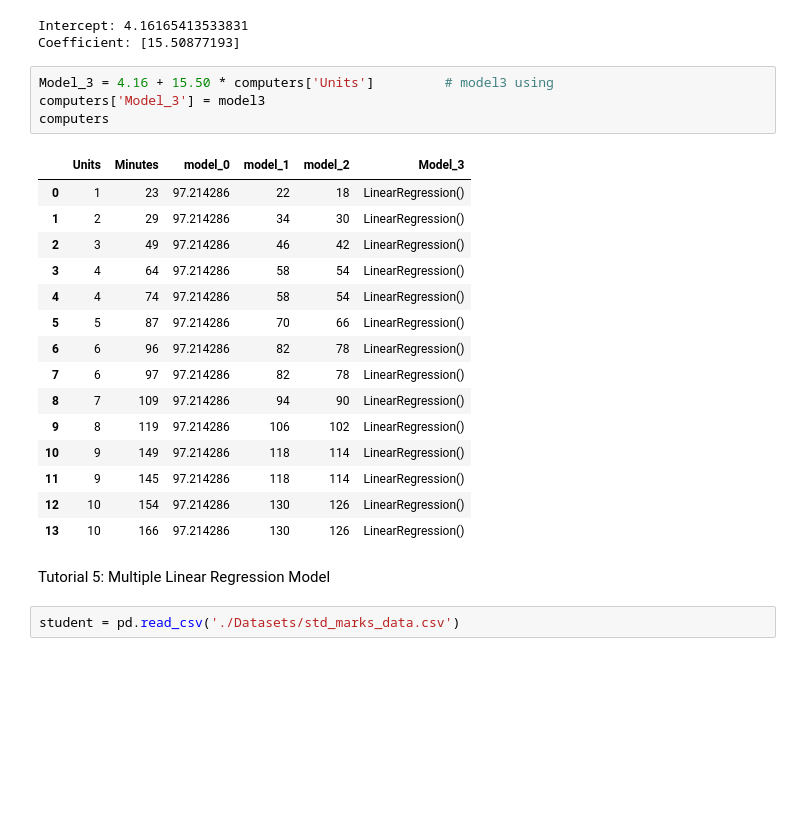
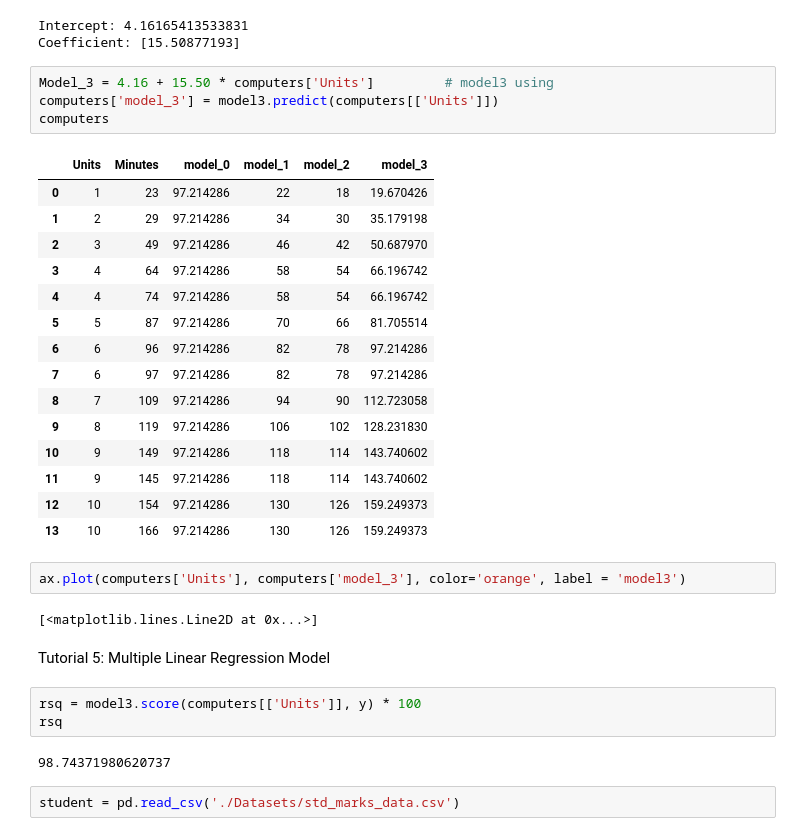
Before and after one commit to ydv-prince/ML-Practicals, a Jupyter notebook: submission2.ipynb, the cells around one changed output. Saved outputs shown, nothing was run; the diff lists cells and outputs as text; blank space fills up the shorter version.

```diff
--- a/submission2.ipynb
+++ b/submission2.ipynb
@@ -155,26 +171,35 @@ Intercept: 4.16165413533831
 Coefficient: [15.50877193]
 # %%
 Model_3 = 4.16 + 15.50 * computers['Units']         # model3 using
-computers['Model_3'] = model3
+computers['model_3'] = model3.predict(computers[['Units']])
 computers
 # %% [output]
-|  | Units | Minutes | model_0 | model_1 | model_2 | Model_3 |
-| 0 | 1 | 23 | 97.214286 | 22 | 18 | LinearRegression() |
-| 1 | 2 | 29 | 97.214286 | 34 | 30 | LinearRegression() |
-| 2 | 3 | 49 | 97.214286 | 46 | 42 | LinearRegression() |
-| 3 | 4 | 64 | 97.214286 | 58 | 54 | LinearRegression() |
-| 4 | 4 | 74 | 97.214286 | 58 | 54 | LinearRegression() |
-| 5 | 5 | 87 | 97.214286 | 70 | 66 | LinearRegression() |
-| 6 | 6 | 96 | 97.214286 | 82 | 78 | LinearRegression() |
-| 7 | 6 | 97 | 97.214286 | 82 | 78 | LinearRegression() |
-| 8 | 7 | 109 | 97.214286 | 94 | 90 | LinearRegression() |
-| 9 | 8 | 119 | 97.214286 | 106 | 102 | LinearRegression() |
-| 10 | 9 | 149 | 97.214286 | 118 | 114 | LinearRegression() |
-| 11 | 9 | 145 | 97.214286 | 118 | 114 | LinearRegression() |
-| 12 | 10 | 154 | 97.214286 | 130 | 126 | LinearRegression() |
-| 13 | 10 | 166 | 97.214286 | 130 | 126 | LinearRegression() |
+|  | Units | Minutes | model_0 | model_1 | model_2 | model_3 |
+| 0 | 1 | 23 | 97.214286 | 22 | 18 | 19.670426 |
+| 1 | 2 | 29 | 97.214286 | 34 | 30 | 35.179198 |
+| 2 | 3 | 49 | 97.214286 | 46 | 42 | 50.687970 |
+| 3 | 4 | 64 | 97.214286 | 58 | 54 | 66.196742 |
+| 4 | 4 | 74 | 97.214286 | 58 | 54 | 66.196742 |
+| 5 | 5 | 87 | 97.214286 | 70 | 66 | 81.705514 |
+| 6 | 6 | 96 | 97.214286 | 82 | 78 | 97.214286 |
+| 7 | 6 | 97 | 97.214286 | 82 | 78 | 97.214286 |
+| 8 | 7 | 109 | 97.214286 | 94 | 90 | 112.723058 |
+| 9 | 8 | 119 | 97.214286 | 106 | 102 | 128.231830 |
+| 10 | 9 | 149 | 97.214286 | 118 | 114 | 143.740602 |
+| 11 | 9 | 145 | 97.214286 | 118 | 114 | 143.740602 |
+| 12 | 10 | 154 | 97.214286 | 130 | 126 | 159.249373 |
+| 13 | 10 | 166 | 97.214286 | 130 | 126 | 159.249373 |
+# %%
+ax.plot(computers['Units'], computers['model_3'], color='orange', label = 'model3')
+# %% [output]
+[<matplotlib.lines.Line2D at 0x...>]
 # %% [markdown]
 Tutorial 5: Multiple Linear Regression Model
+# %%
+rsq = model3.score(computers[['Units']], y) * 100
+rsq
+# %% [output]
+98.74371980620737
 # %%
 student = pd.read_csv('./Datasets/std_marks_data.csv')
 # %%
```
Also changed, not shown: parts of 9 cells of this notebook.
